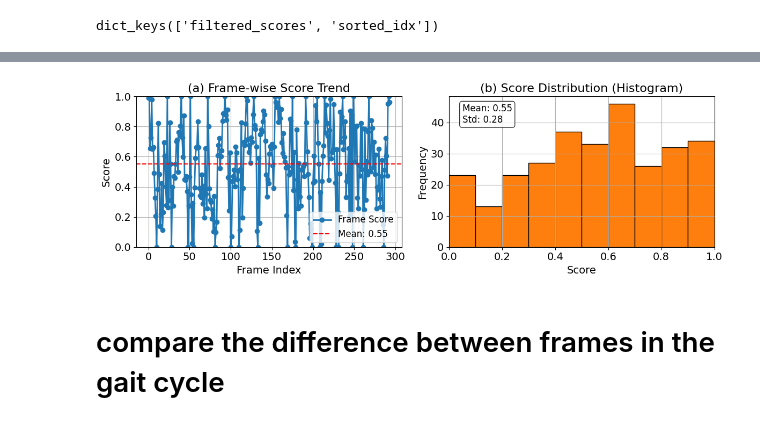
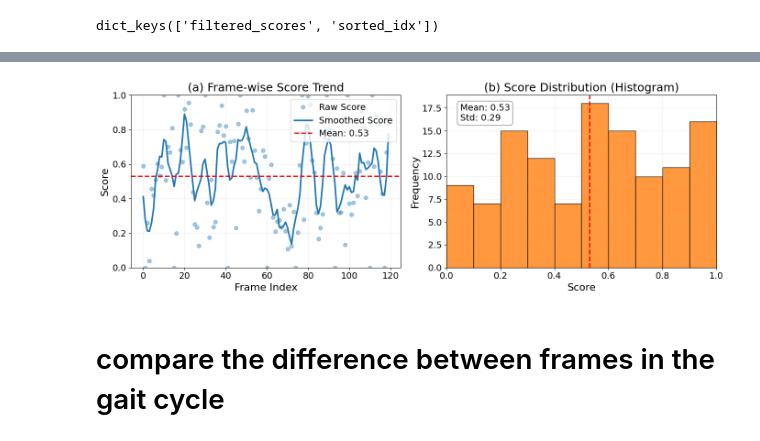
Before and after one commit to ChenKaiXuSan/FilterNet_ASD_PyTorch, a Jupyter notebook: analysis/filtered_frames_quality copy.ipynb, the cells around one changed output, grey strips where cells are left out. Cells and saved outputs as stored; diff of their text form; code cells hidden in the pictures.

```diff
--- a/analysis/filtered_frames_quality copy.ipynb
+++ b/analysis/filtered_frames_quality copy.ipynb
@@ -5,5 +7,18 @@ lcs_hipoa = "/workspace/data/segmentation_dataset_512/json_mix_with_score/mix/LC
+# %%
+# multi cue path
+asd_multi = "/workspace/data/multi_cue_dataset/pt_gz/ASD/20170313_ASD_lat_V1-0001.pt.gz"
+dhs_multi = "/workspace/data/multi_cue_dataset/pt_gz/DHS/20160927_DHS_lat_V1-0001.pt.gz"
+lcs_hipoa_multi = "/workspace/data/multi_cue_dataset/pt_gz/LCS_HipOA/20170919_HipOA_lat_V1-0002.pt.gz"
 # %%
-one_file = lcs_hipoa
+one_file = dhs
+one_file_multi = dhs_multi
+# %%
+# load pt gz files
+import gzip
+import torch
+
+with gzip.open(one_file_multi, 'rb') as f:
+	one_data_multi = torch.load(f)
 # %%
 import json
 
@@ -120,43 +128,59 @@ combined_scores, combined_scores_idx
 # %%
 import matplotlib.pyplot as plt
 import numpy as np
+from scipy.signal import savgol_filter
 
-# 示例分数数据
+# 示例数据
 scores = combined_scores
 frame_indices = list(range(len(scores)))
 mean_score = np.mean(scores)
 std_score = np.std(scores)
 
-# 创建图像和子图
-fig, axs = plt.subplots(1, 2, figsize=(12, 4))
+# 平滑曲线
+smooth_scores = savgol_filter(scores, window_length=11, polyorder=3)
 
-# 设置全局字体大小
-plt.rcParams.update({'font.size': 14})
+# 设置全局字体
+plt.rcParams.update({
+    'font.size': 14,
+    # 'font.family': 'Times New Roman',
+    'axes.titlesize': 18,
+    'axes.labelsize': 16,
+    'xtick.labelsize': 14,
+    'ytick.labelsize': 14,
+    'legend.fontsize': 14
+})
 
-# --- (a) 分数 vs 帧索引 ---
-axs[0].plot(frame_indices, scores, marker='o', color='tab:blue', linewidth=2, label='Frame Score')
-axs[0].axhline(mean_score, color='red', linestyle='--', label=f'Mean: {mean_score:.2f}')
-axs[0].set_title("(a) Frame-wise Score Trend", fontsize=16)
-axs[0].set_xlabel("Frame Index", fontsize=14)
-axs[0].set_ylabel("Score", fontsize=14)
+# 创建子图
+fig, axs = plt.subplots(1, 2, figsize=(14, 5))  # 更大画布
+
+# --- (a) Frame-wise Score Trend ---
+axs[0].plot(frame_indices, scores, marker='o', linestyle='', alpha=0.4, label='Raw Score', color='tab:blue')
+axs[0].plot(frame_indices, smooth_scores, linewidth=2.5, label='Smoothed Score', color='tab:blue')
+axs[0].axhline(mean_score, color='red', linestyle='--', linewidth=2, label=f'Mean: {mean_score:.2f}')
+axs[0].set_title("(a) Frame-wise Score Trend")
+axs[0].set_xlabel("Frame Index")
+axs[0].set_ylabel("Score")
 axs[0].set_ylim(0, 1)
-axs[0].grid(True)
-axs[0].legend(fontsize=12)
+axs[0].grid(True, linestyle='--', alpha=0.3)
+axs[0].legend(loc='upper right')
 
-# --- (b) 得分直方图 ---
-axs[1].hist(scores, bins=10, edgecolor='black', color='tab:orange')
-axs[1].set_title("(b) Score Distribution (Histogram)", fontsize=16)
-axs[1].set_xlabel("Score", fontsize=14)
-axs[1].set_ylabel("Frequency", fontsize=14)
+# --- (b) Score Histogram ---
+axs[1].hist(scores, bins=10, edgecolor='black', color='tab:orange', alpha=0.8)
+axs[1].axvline(mean_score, color='red', linestyle='--', linewidth=2, label=f'Mean: {mean_score:.2f}')
+axs[1].set_title("(b) Score Distribution (Histogram)")
+axs[1].set_xlabel("Score")
+axs[1].set_ylabel("Frequency")
 axs[1].set_xlim(0, 1)
-axs[1].grid(True)
+axs[1].grid(True, linestyle='--', alpha=0.3)
 
-# 添加文本统计框
+# 注释文本框
 textstr = f'Mean: {mean_score:.2f}\nStd: {std_score:.2f}'
 axs[1].text(0.05, 0.95, textstr, transform=axs[1].transAxes,
-            fontsize=12, verticalalignment='top',
-            bbox=dict(boxstyle='round', facecolor='white', alpha=0.8))
+            fontsize=14, verticalalignment='top',
+            bbox=dict(boxstyle='round', facecolor='white', edgecolor='gray', alpha=0.9))
 
+# 紧凑布局与可选保存
 plt.tight_layout()
+# plt.savefig("figure/frame_score_trend.pdf", dpi=300, bbox_inches='tight')
 plt.show()
 # %% [output]
@@ -163,4 +204,4 @@ plt.show()
-[figure, old version]
+[figure, new version]
 # %%
 import matplotlib.pyplot as plt
 
```
Also changed, not shown: parts of 17 cells of this notebook.
